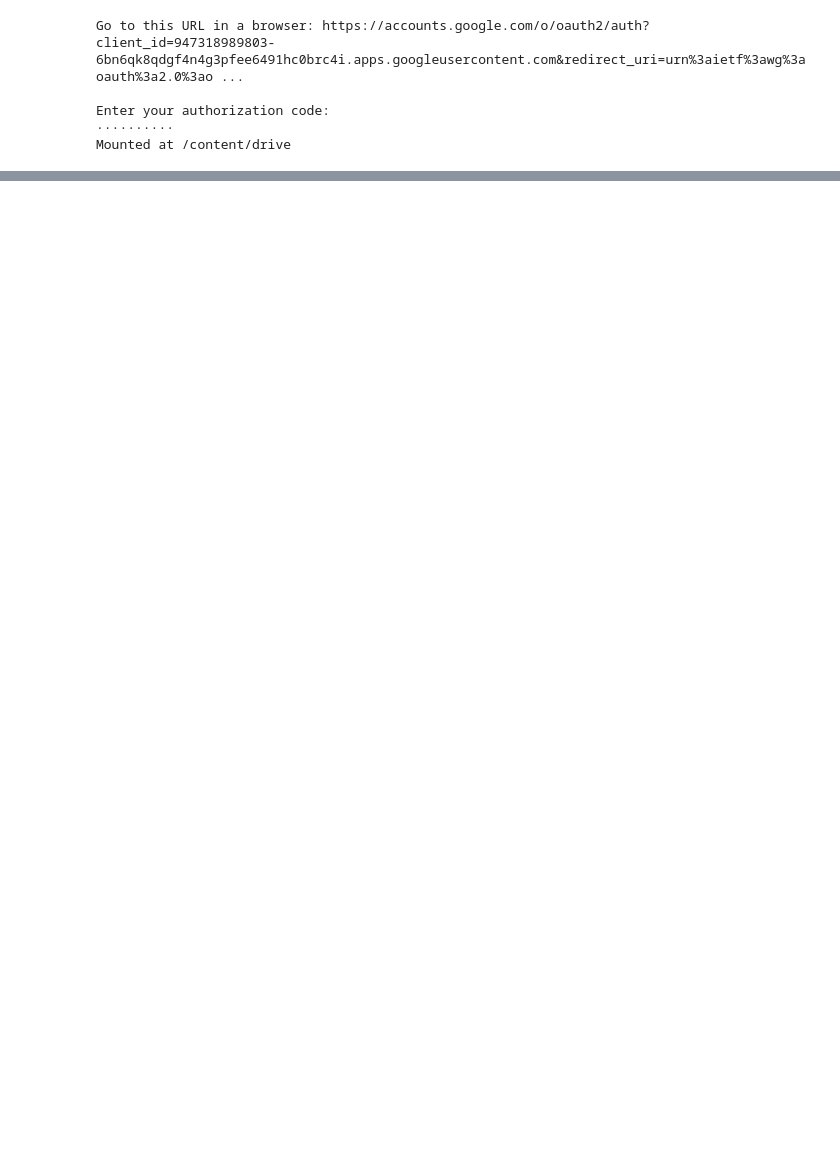
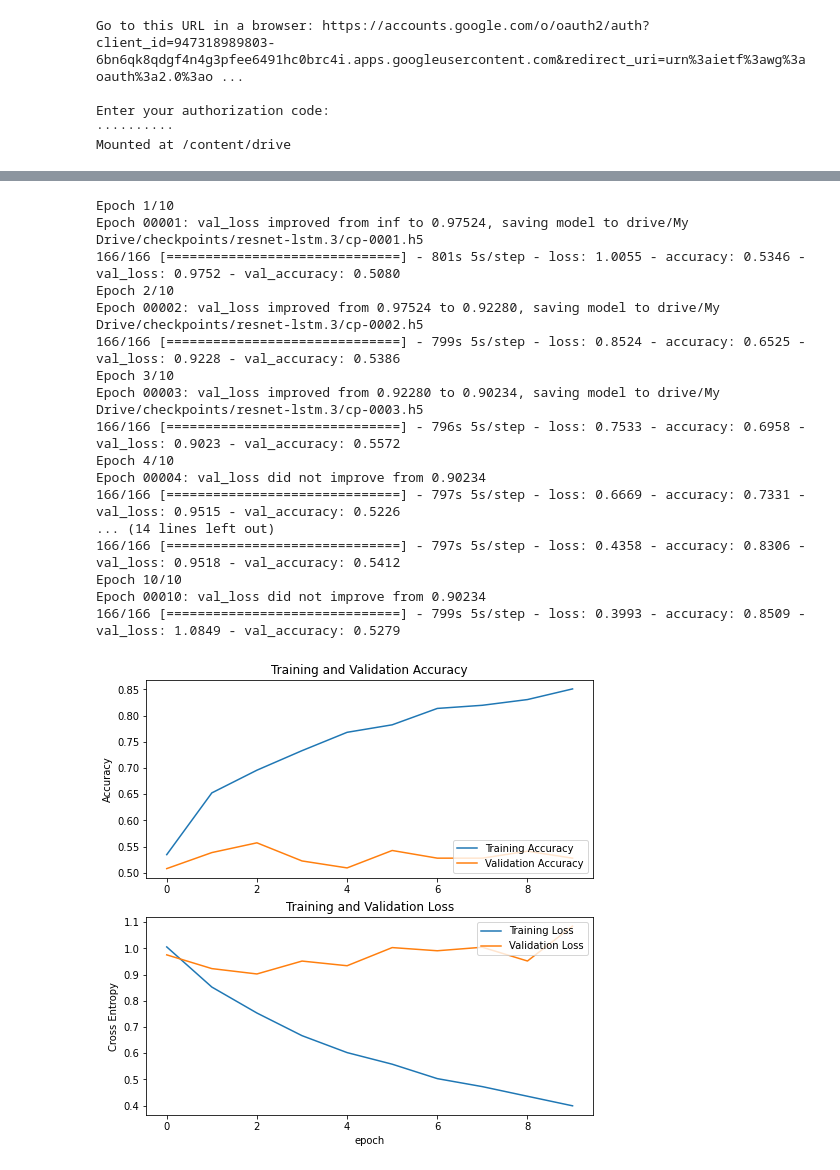
Before and after one commit to fusical/emotiw, a Jupyter notebook: notebooks/scene/1.0-tj-resnet-lstm.ipynb, the cells around one changed output, grey strips where cells are left out. Saved outputs shown, nothing was run; the diff lists cells and outputs as text; code cells hidden in the pictures; blank space fills up the shorter version.

```diff
--- a/notebooks/scene/1.0-tj-resnet-lstm.ipynb
+++ b/notebooks/scene/1.0-tj-resnet-lstm.ipynb
@@ -544,0 +563,54 @@ AttributeError: ignored
+# %%
+import pickle
+history = model.fit(
+          train_generator,
+          epochs=initial_epochs,
+          callbacks=[cp_callback],
+          validation_data=validation_generator
+)
+
+acc = history.history['accuracy']
+val_acc = history.history['val_accuracy']
+
+loss = history.history['loss']
+val_loss = history.history['val_loss']
+
+
+plt.figure(figsize=(8, 8))
+plt.subplot(2, 1, 1)
+plt.plot(acc, label='Training Accuracy')
+plt.plot(val_acc, label='Validation Accuracy')
+plt.legend(loc='lower right')
+plt.ylabel('Accuracy')
+plt.title('Training and Validation Accuracy')
+
+plt.subplot(2, 1, 2)
+plt.plot(loss, label='Training Loss')
+plt.plot(val_loss, label='Validation Loss')
+plt.legend(loc='upper right')
+plt.ylabel('Cross Entropy')
+plt.title('Training and Validation Loss')
+plt.xlabel('epoch')
+plt.show()
+
+with open(f"drive/My Drive/checkpoints/{MODEL_NAME}/history.pkl", 'wb') as handle:
+    pickle.dump(history.history, handle)
+# %% [output]
+Epoch 1/10
+Epoch 00001: val_loss improved from inf to 0.97524, saving model to drive/My Drive/checkpoints/resnet-lstm.3/cp-0001.h5
+166/166 [==============================] - 801s 5s/step - loss: 1.0055 - accuracy: 0.5346 - val_loss: 0.9752 - val_accuracy: 0.5080
+Epoch 2/10
+Epoch 00002: val_loss improved from 0.97524 to 0.92280, saving model to drive/My Drive/checkpoints/resnet-lstm.3/cp-0002.h5
+166/166 [==============================] - 799s 5s/step - loss: 0.8524 - accuracy: 0.6525 - val_loss: 0.9228 - val_accuracy: 0.5386
+Epoch 3/10
+Epoch 00003: val_loss improved from 0.92280 to 0.90234, saving model to drive/My Drive/checkpoints/resnet-lstm.3/cp-0003.h5
+166/166 [==============================] - 796s 5s/step - loss: 0.7533 - accuracy: 0.6958 - val_loss: 0.9023 - val_accuracy: 0.5572
+Epoch 4/10
+Epoch 00004: val_loss did not improve from 0.90234
+166/166 [==============================] - 797s 5s/step - loss: 0.6669 - accuracy: 0.7331 - val_loss: 0.9515 - val_accuracy: 0.5226
+... (14 lines left out)
+166/166 [==============================] - 797s 5s/step - loss: 0.4358 - accuracy: 0.8306 - val_loss: 0.9518 - val_accuracy: 0.5412
+Epoch 10/10
+Epoch 00010: val_loss did not improve from 0.90234
+166/166 [==============================] - 799s 5s/step - loss: 0.3993 - accuracy: 0.8509 - val_loss: 1.0849 - val_accuracy: 0.5279
+[figure, added]
```
Also changed, not shown: parts of 24 cells of this notebook, 8 other files.
